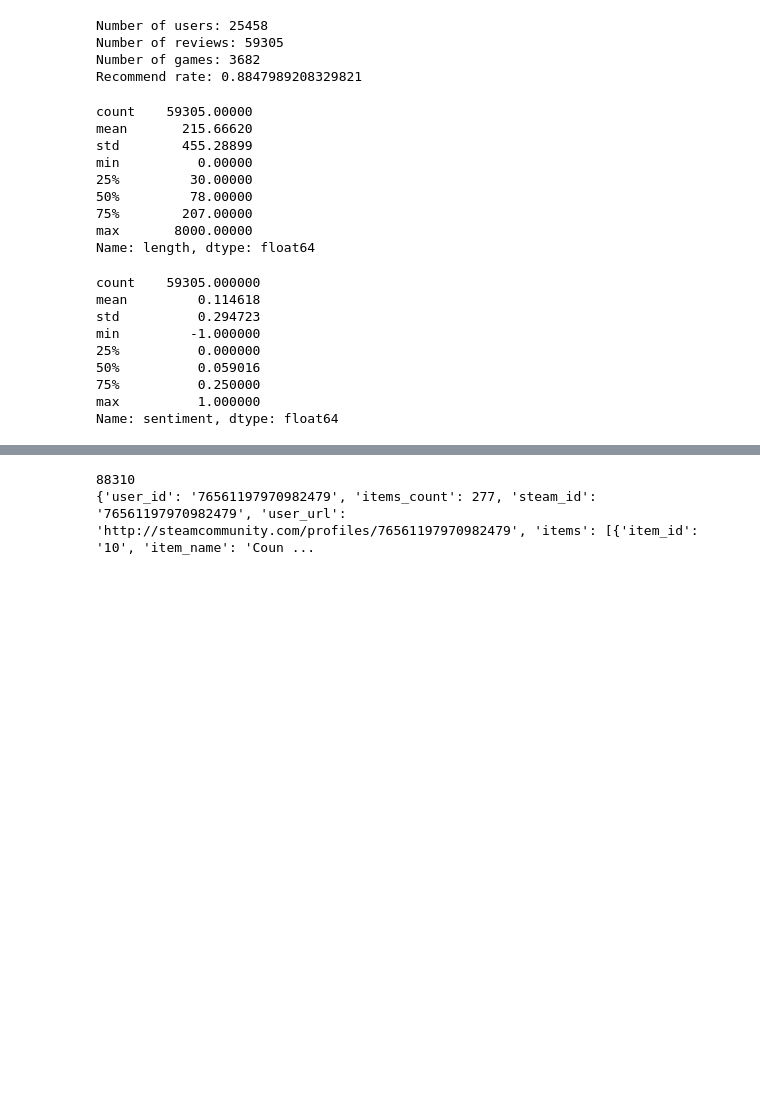
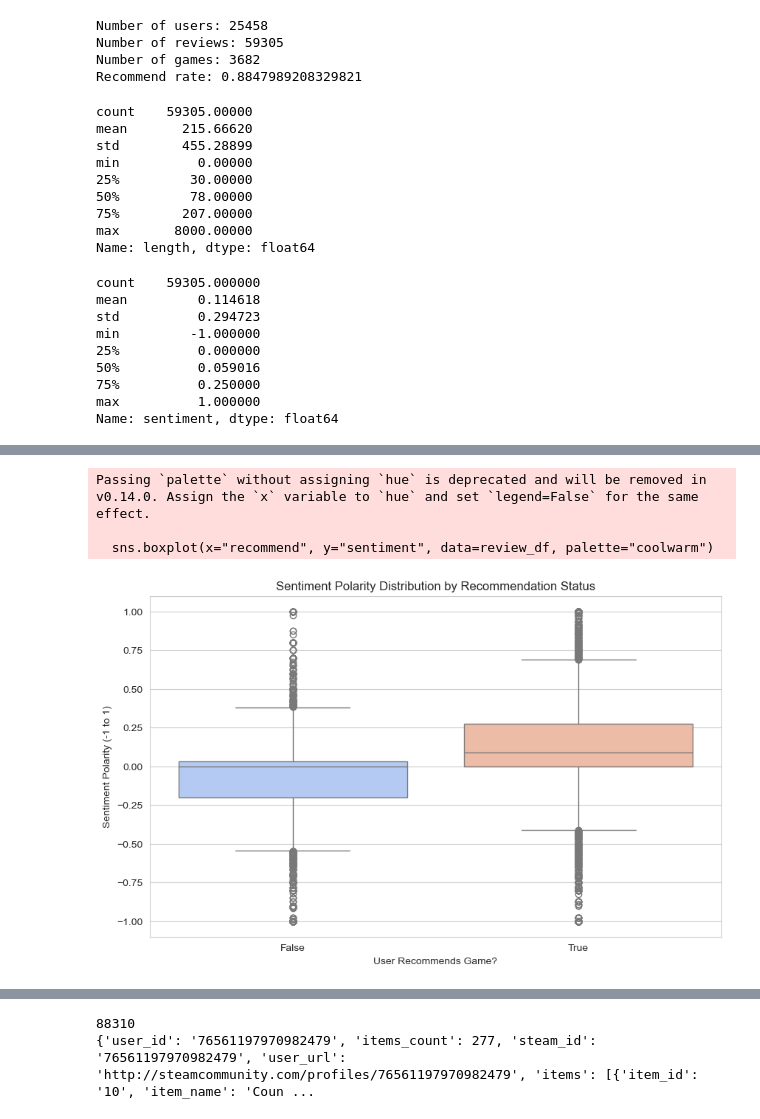
Before and after one commit to TimKraemer1/CSE258-Assignment2, a Jupyter notebook: exploratory_data_analysis.ipynb, the cells around one changed output, grey strips where cells are left out. Saved outputs shown, nothing was run; the diff lists cells and outputs as text; code cells hidden in the pictures; blank space fills up the shorter version.

```diff
--- a/exploratory_data_analysis.ipynb
+++ b/exploratory_data_analysis.ipynb
@@ -126,0 +155,13 @@ Name: sentiment, dtype: float64
+# %%
+# Cell: Sentiment vs Recommendation
+plt.figure(figsize=(10, 6))
+sns.boxplot(x="recommend", y="sentiment", data=review_df, palette="coolwarm")
+plt.title("Sentiment Polarity Distribution by Recommendation Status")
+plt.xlabel("User Recommends Game?")
+plt.ylabel("Sentiment Polarity (-1 to 1)")
+plt.show()
+# %% [output]
+Passing `palette` without assigning `hue` is deprecated and will be removed in v0.14.0. Assign the `x` variable to `hue` and set `legend=False` for the same effect.
+
+  sns.boxplot(x="recommend", y="sentiment", data=review_df, palette="coolwarm")
+[figure, added]
```
Also changed, not shown: parts of 21 cells of this notebook.
